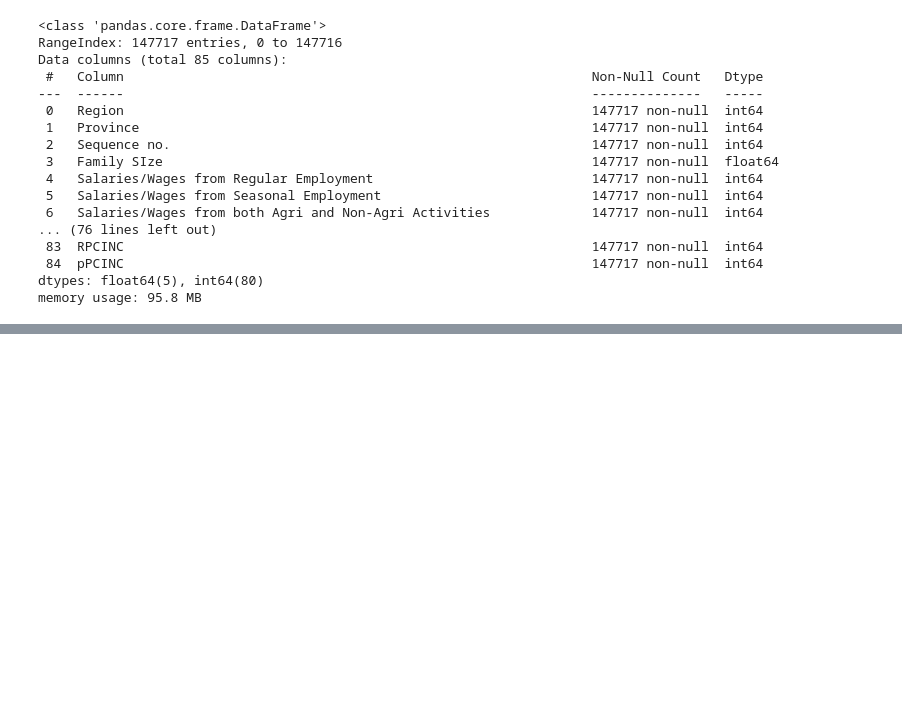
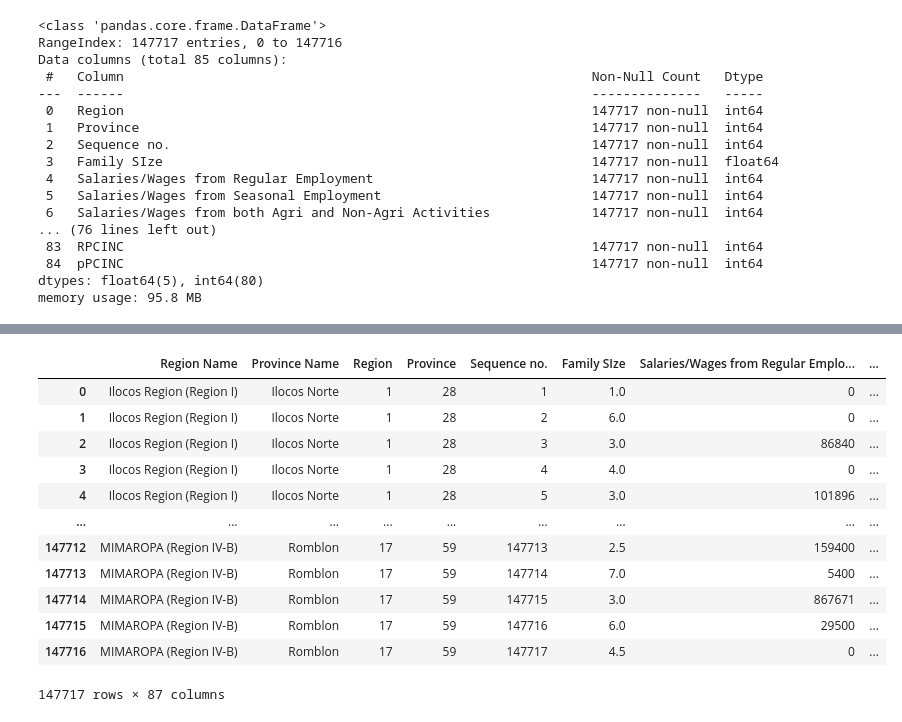
Before and after one commit to Secade/DATA101-FIES2018-DSWD, a Jupyter notebook: FIES2018 EDA.ipynb, the cells around one changed output, grey strips where cells are left out. Cells and saved outputs as stored; diff of their text form; code cells hidden in the pictures; blank space fills up the shorter version.

```diff
--- a/FIES2018 EDA.ipynb
+++ b/FIES2018 EDA.ipynb
@@ -47,0 +52,27 @@ memory usage: 95.8 MB
+# %%
+main_db['Region Name'] = main_db['Region']
+main_db['Province Name'] = main_db['Province']
+
+cols = main_db.columns.tolist()
+cols = cols[-1:] + cols[:-1]
+cols = cols[-1:] + cols[:-1]
+
+main_db = main_db[cols]
+# %%
+main_db['Region Name'].loc[main_db['Region Name'] == 1] = "Ilocos Region (Region I)"
+main_db['Region Name'].loc[main_db['Region Name'] == 2] = "Cagayan Valley (Region II)"
+main_db['Region Name'].loc[main_db['Region Name'] == 3] = "Central Luzon (Region III)"
+main_db['Region Name'].loc[main_db['Region Name'] == 4] = "CALABARZON (Region IV-A)"
+main_db['Region Name'].loc[main_db['Region Name'] == 5] = "Bicol Region (Region V)"
+main_db['Region Name'].loc[main_db['Region Name'] == 6] = "Western Visayas (Region VI)"
+main_db['Region Name'].loc[main_db['Region Name'] == 7] = "Central Visayas (Region VII)"
+main_db['Region Name'].loc[main_db['Region Name'] == 8] = "Eastern Visayas (Region VIII)"
+main_db['Region Name'].loc[main_db['Region Name'] == 9] = "Zamboanga Peninsula (Region IX)"
+main_db['Region Name'].loc[main_db['Region Name'] == 10] = "Northern Mindanao (Region X)"
+main_db['Region Name'].loc[main_db['Region Name'] == 11] = "Davao Region (Region XI)"
+main_db['Region Name'].loc[main_db['Region Name'] == 12] = "SOCCSKSARGEN (Region XII)"
+main_db['Region Name'].loc[main_db['Region Name'] == 13] = "Metropolitan Manila"
+main_db['Region Name'].loc[main_db['Region Name'] == 14] = "Cordillera Administrative Region (CAR)"
+main_db['Region Name'].loc[main_db['Region Name'] == 15] = "Autonomous Region of Muslim Mindanao (ARMM)"
+main_db['Region Name'].loc[main_db['Region Name'] == 16] = "Caraga (Region XIII)"
+main_db['Region Name'].loc[main_db['Region Name'] == 17] = "MIMAROPA (Region IV-B)"
@@ -48 +176,17 @@ memory usage: 95.8 MB
+# %%
+main_db
+# %% [output]
+|  | Region Name | Province Name | Region | Province | Sequence no. | Family SIze | Salaries/Wages from Regular Emplo... | ... |
+| 0 | Ilocos Region (Region I) | Ilocos Norte | 1 | 28 | 1 | 1.0 | 0 | ... |
+| 1 | Ilocos Region (Region I) | Ilocos Norte | 1 | 28 | 2 | 6.0 | 0 | ... |
+| 2 | Ilocos Region (Region I) | Ilocos Norte | 1 | 28 | 3 | 3.0 | 86840 | ... |
+| 3 | Ilocos Region (Region I) | Ilocos Norte | 1 | 28 | 4 | 4.0 | 0 | ... |
+| 4 | Ilocos Region (Region I) | Ilocos Norte | 1 | 28 | 5 | 3.0 | 101896 | ... |
+| ... | ... | ... | ... | ... | ... | ... | ... | ... |
+| 147712 | MIMAROPA (Region IV-B) | Romblon | 17 | 59 | 147713 | 2.5 | 159400 | ... |
+| 147713 | MIMAROPA (Region IV-B) | Romblon | 17 | 59 | 147714 | 7.0 | 5400 | ... |
+| 147714 | MIMAROPA (Region IV-B) | Romblon | 17 | 59 | 147715 | 3.0 | 867671 | ... |
+| 147715 | MIMAROPA (Region IV-B) | Romblon | 17 | 59 | 147716 | 6.0 | 29500 | ... |
+| 147716 | MIMAROPA (Region IV-B) | Romblon | 17 | 59 | 147717 | 4.5 | 0 | ... |
+147717 rows × 87 columns
 # %%
```
Also changed, not shown: parts of 9 cells of this notebook, 7 other files.
